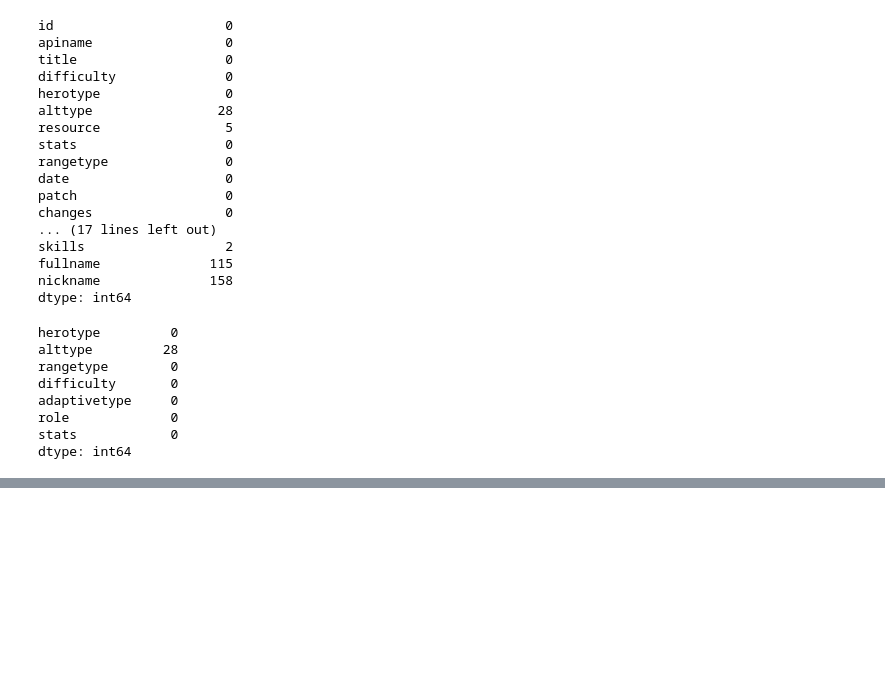
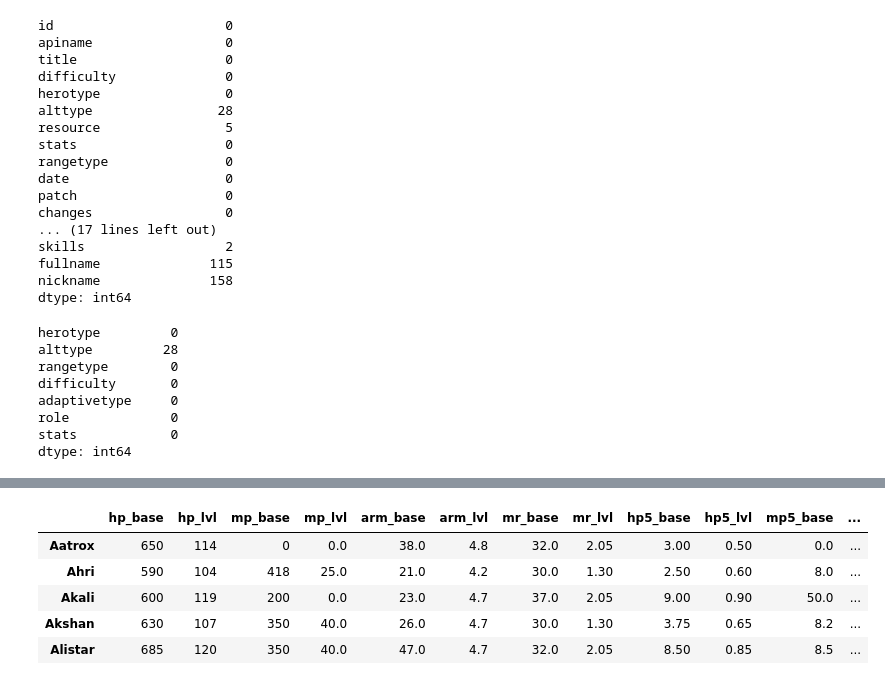
Before and after one commit to medhahegde04/lol-champion-analysis, a Jupyter notebook: notebooks/eda.ipynb, the cells around one changed output, grey strips where cells are left out. Drawn from its saved outputs; the diff is of its cells as text; code cells hidden in the pictures; blank space fills up the shorter version.

```diff
--- a/notebooks/eda.ipynb
+++ b/notebooks/eda.ipynb
@@ -156,0 +321,10 @@ champion_data.describe()
+# %%
+fixed_stats = fixed_stats.drop(columns=['acquisition_radius', 'selection_height', 'selection_radius', 'pathing_radius', 'as_ratio', 'attack_cast_time', 'attack_total_time', 'attack_delay_offset', 'missile_speed', 'gameplay_radius', 'crit_base', 'windup_modifier', 'range_lvl', 'crit_mod'])
+fixed_stats.head()
+# %% [output]
+|  | hp_base | hp_lvl | mp_base | mp_lvl | arm_base | arm_lvl | mr_base | mr_lvl | hp5_base | hp5_lvl | mp5_base | ... |
+| Aatrox | 650 | 114 | 0 | 0.0 | 38.0 | 4.8 | 32.0 | 2.05 | 3.00 | 0.50 | 0.0 | ... |
+| Ahri | 590 | 104 | 418 | 25.0 | 21.0 | 4.2 | 30.0 | 1.30 | 2.50 | 0.60 | 8.0 | ... |
+| Akali | 600 | 119 | 200 | 0.0 | 23.0 | 4.7 | 37.0 | 2.05 | 9.00 | 0.90 | 50.0 | ... |
+| Akshan | 630 | 107 | 350 | 40.0 | 26.0 | 4.7 | 30.0 | 1.30 | 3.75 | 0.65 | 8.2 | ... |
+| Alistar | 685 | 120 | 350 | 40.0 | 47.0 | 4.7 | 32.0 | 2.05 | 8.50 | 0.85 | 8.5 | ... |
```
Also changed, not shown: parts of 11 cells of this notebook.
